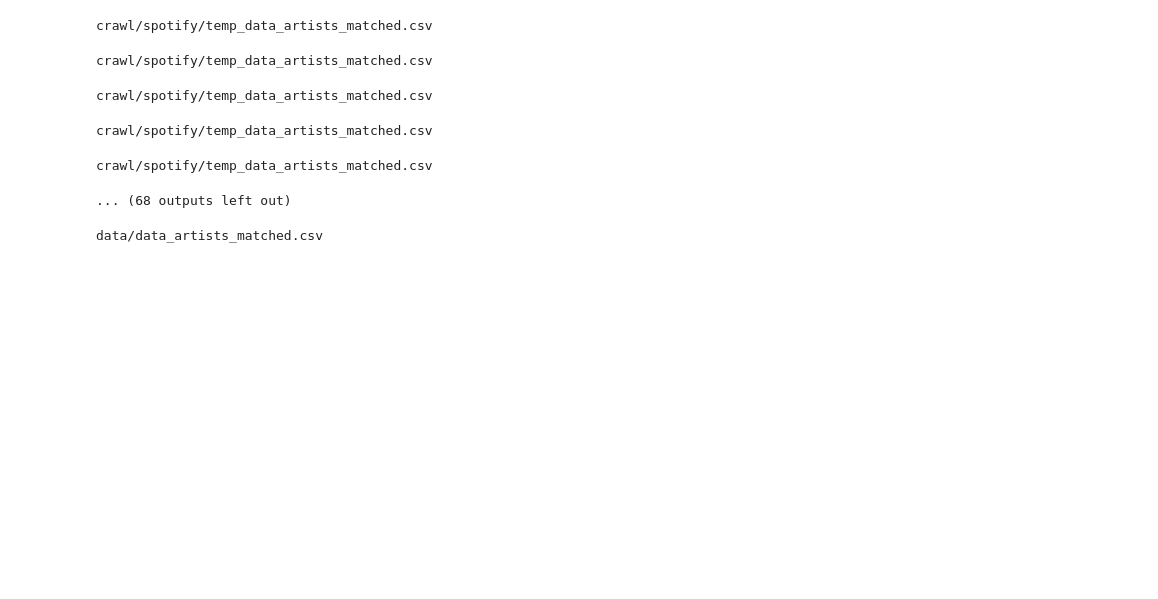
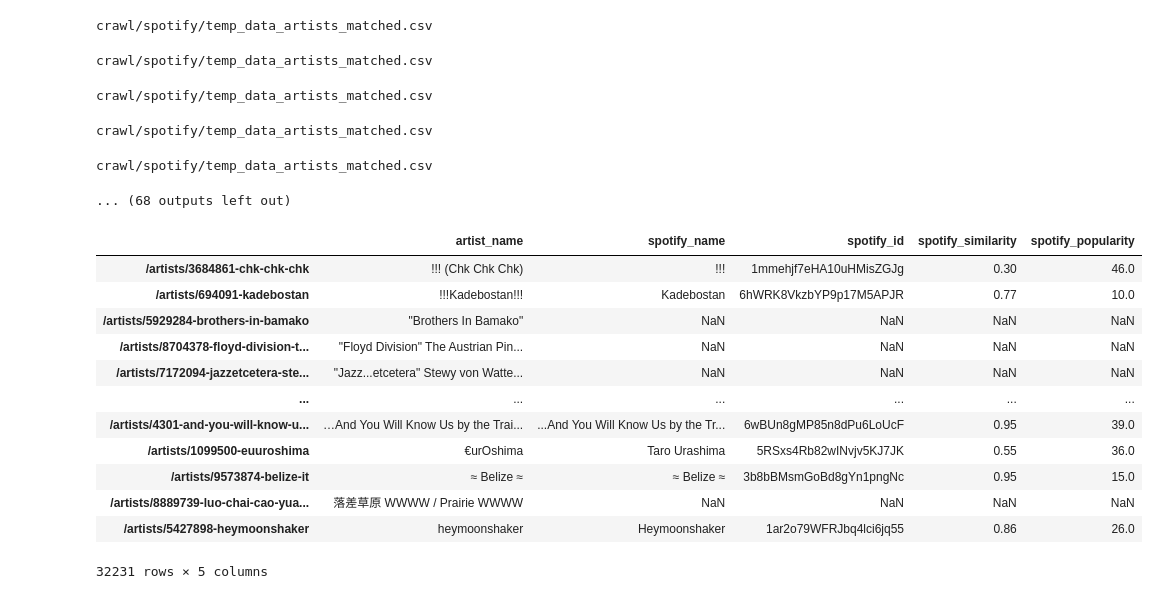
Before and after one commit to cyrillegc/thesis-redux, a Jupyter notebook: spotify_api_testing.ipynb, the cells around one changed output. Saved outputs shown, nothing was run; the diff lists cells and outputs as text; code cells hidden in the pictures; blank space fills up the shorter version.

```diff
--- a/spotify_api_testing.ipynb
+++ b/spotify_api_testing.ipynb
@@ -11,7 +11,7 @@ import re
 # %%
 APP_CLIENT_ID = "668e0c3c0e374ae9baeb91ddcd72d537"
 APP_CLIENT_SECRET = "b14c0ec7a011407aa78cb688151a69a7"
-CRAWL_FOLDER = 'crawl/spotify/'
+CRAWL_MATCH_FOLDER = 'crawl/spotify_matching/'
 
 sp = spotipy.Spotify(auth_manager=SpotifyClientCredentials(client_id=APP_CLIENT_ID, client_secret=APP_CLIENT_SECRET))
 # %%
@@ -90,9 +100,38 @@ crawl/spotify/temp_data_artists_matched.csv
 crawl/spotify/temp_data_artists_matched.csv
 crawl/spotify/temp_data_artists_matched.csv
 ... (68 outputs left out)
-# %%
-csv_filename = 'data/data_artists_matched.csv'
-artists_matched_df.to_csv(csv_filename, encoding='utf-8')
-print(csv_filename)
-# %% [output]
-data/data_artists_matched.csv
+# %%
+# open all temp csv files
+
+with open(CRAWL_MATCH_FOLDER + 'backup_09222021_0858/temp_data_artists_matched.csv', encoding='utf-8') as temp_file_1:
+    temp_0_df = pd.read_csv(temp_file_1, index_col=0).iloc[:17000]
+
+with open(CRAWL_MATCH_FOLDER + 'backup_09222021_1621/temp_data_artists_matched.csv', encoding='utf-8') as temp_file_2:
+    temp_17000_df = pd.read_csv(temp_file_2, index_col=0).iloc[17000:21500]
+
+with open(CRAWL_MATCH_FOLDER + 'backup_09222021_2105/temp_data_artists_matched.csv', encoding='utf-8') as temp_file_3:
+    temp_21500_df = pd.read_csv(temp_file_3, index_col=0).iloc[21500:24400]
+
+with open(CRAWL_MATCH_FOLDER + 'backup_09242021_1052/temp_data_artists_matched.csv', encoding='utf-8') as temp_file_4:
+    temp_24400_df = pd.read_csv(temp_file_4, index_col=0).iloc[24400:]
+# %%
+# merge all temp csv files
+
+artists_matched_df = pd.concat([temp_0_df, temp_17000_df, temp_21500_df, temp_24400_df])
+csv_filename = 'data/data_artists_matched.csv'
+artists_matched_df.to_csv(csv_filename, encoding='utf-8')
+artists_matched_df
+# %% [output]
+|  | artist_name | spotify_name | spotify_id | spotify_similarity | spotify_popularity |
+| /artists/3684861-chk-chk-chk | !!! (Chk Chk Chk) | !!! | 1mmehjf7eHA10uHMisZGJg | 0.30 | 46.0 |
+| /artists/694091-kadebostan | !!!Kadebostan!!! | Kadebostan | 6hWRK8VkzbYP9p17M5APJR | 0.77 | 10.0 |
+| /artists/5929284-brothers-in-bamako | "Brothers In Bamako" | NaN | NaN | NaN | NaN |
+| /artists/8704378-floyd-division-t... | "Floyd Division" The Austrian Pin... | NaN | NaN | NaN | NaN |
+| /artists/7172094-jazzetcetera-ste... | "Jazz...etcetera" Stewy von Watte... | NaN | NaN | NaN | NaN |
+| ... | ... | ... | ... | ... | ... |
+| /artists/4301-and-you-will-know-u... | …And You Will Know Us by the Trai... | ...And You Will Know Us by the Tr... | 6wBUn8gMP85n8dPu6LoUcF | 0.95 | 39.0 |
+| /artists/1099500-euuroshima | €urOshima | Taro Urashima | 5RSxs4Rb82wINvjv5KJ7JK | 0.55 | 36.0 |
+| /artists/9573874-belize-it | ≈ Belize ≈ | ≈ Belize ≈ | 3b8bBMsmGoBd8gYn1pngNc | 0.95 | 15.0 |
+| /artists/8889739-luo-chai-cao-yua... | 落差草原 WWWW / Prairie WWWW | NaN | NaN | NaN | NaN |
+| /artists/5427898-heymoonshaker | ﻿﻿heymoonshaker | Heymoonshaker | 1ar2o79WFRJbq4lci6jq55 | 0.86 | 26.0 |
+32231 rows × 5 columns
```
Also changed, not shown: parts of 7 cells of this notebook, 1 other file.
